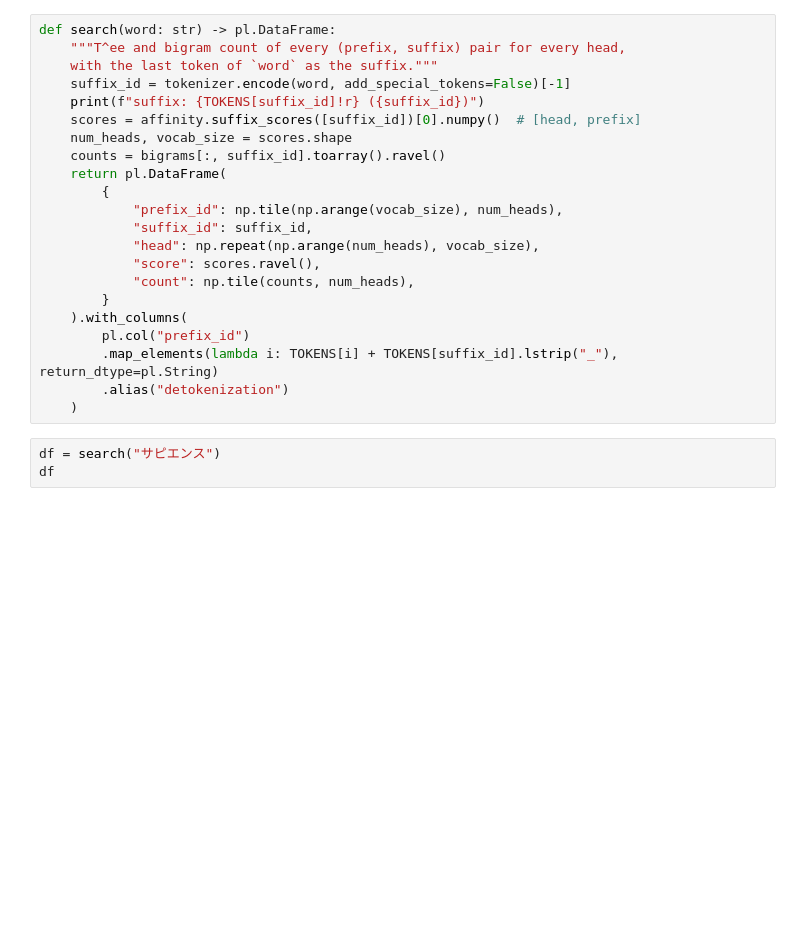
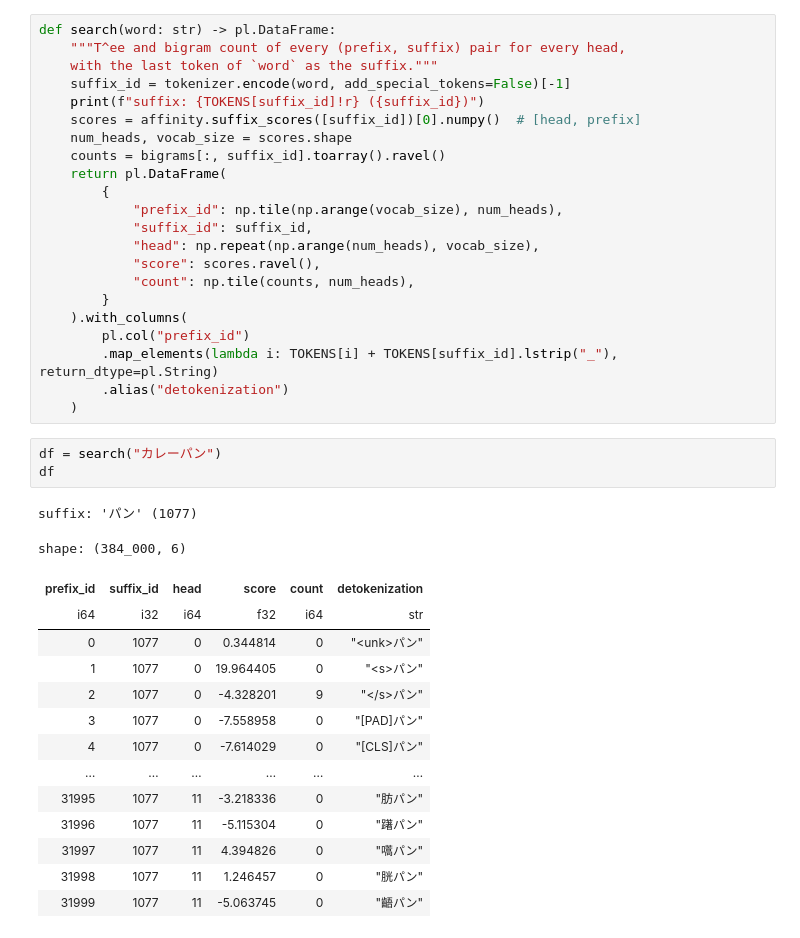
Before and after one commit to gokamoda/lm-detokenization, a Jupyter notebook: notebooks/prefix_search_rinna.ipynb, the cells around one changed output. Cells and saved outputs as stored; diff of their text form; blank space fills up the shorter version.

```diff
--- a/notebooks/prefix_search_rinna.ipynb
+++ b/notebooks/prefix_search_rinna.ipynb
@@ -51,6 +62,22 @@ def search(word: str) -> pl.DataFrame:
         .alias("detokenization")
     )
 # %%
-df = search("サピエンス")
+df = search("カレーパン")
 df
+# %% [output]
+suffix: 'パン' (1077)
+shape: (384_000, 6)
+| prefix_id | suffix_id | head | score | count | detokenization |
+| i64 | i32 | i64 | f32 | i64 | str |
+| 0 | 1077 | 0 | 0.344814 | 0 | "<unk>パン" |
+| 1 | 1077 | 0 | 19.964405 | 0 | "<s>パン" |
+| 2 | 1077 | 0 | -4.328201 | 9 | "</s>パン" |
+| 3 | 1077 | 0 | -7.558958 | 0 | "[PAD]パン" |
+| 4 | 1077 | 0 | -7.614029 | 0 | "[CLS]パン" |
+| … | … | … | … | … | … |
+| 31995 | 1077 | 11 | -3.218336 | 0 | "肪パン" |
+| 31996 | 1077 | 11 | -5.115304 | 0 | "躇パン" |
+| 31997 | 1077 | 11 | 4.394826 | 0 | "嚆パン" |
+| 31998 | 1077 | 11 | 1.246457 | 0 | "胱パン" |
+| 31999 | 1077 | 11 | -5.063745 | 0 | "齬パン" |
 # %%
```
Also changed, not shown: parts of 4 cells of this notebook, 3 other files.
